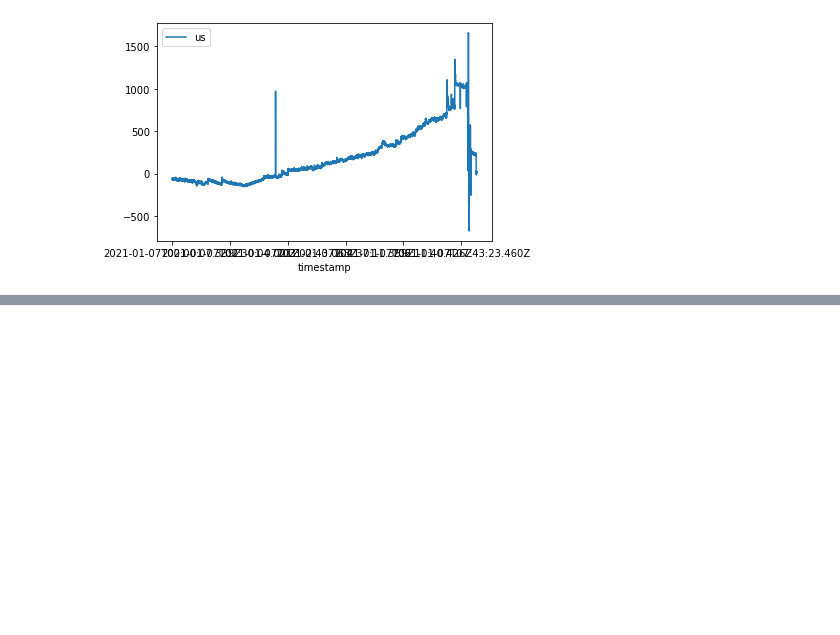
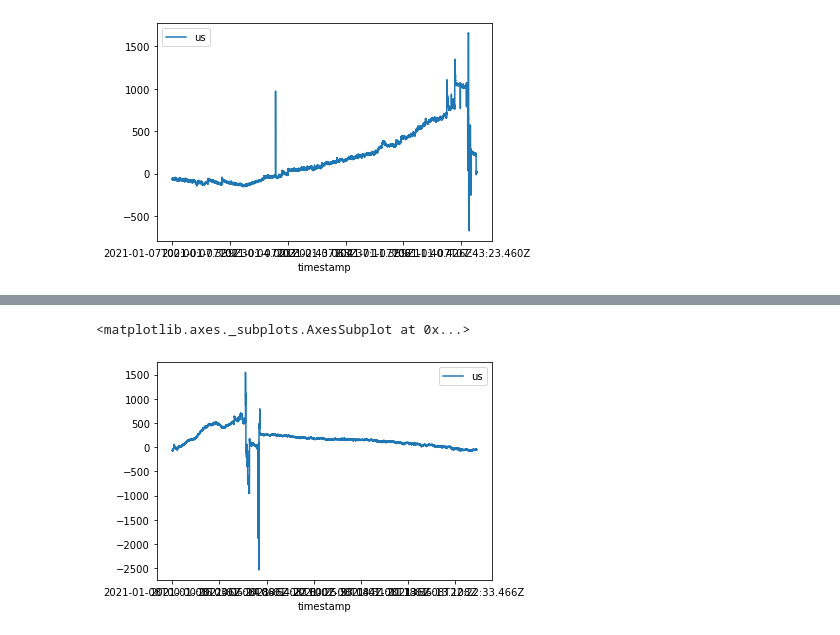
Before and after one commit to wianoski/lcs-bridge, a Jupyter notebook: RTU/fix_RTU01/rec acc/calib jumat/strainaha.ipynb, the cells around one changed output, grey strips where cells are left out. Drawn from its saved outputs; the diff is of its cells as text; code cells hidden in the pictures; blank space fills up the shorter version.

```diff
--- a/RTU/fix_RTU01/rec acc/calib jumat/strainaha.ipynb
+++ b/RTU/fix_RTU01/rec acc/calib jumat/strainaha.ipynb
@@ -92,0 +114,10 @@ df.plot(x='timestamp' )
+# %%
+df = pd.read_csv('data/08012021.csv')
+# time = df['timestamp']
+# uss = df['us'] * -1
+
+
+df.plot(x='timestamp' )
+# %% [output]
+<matplotlib.axes._subplots.AxesSubplot at 0x...>
+[figure, added]
```
Also changed, not shown: parts of 2 cells of this notebook, 14 other files.
